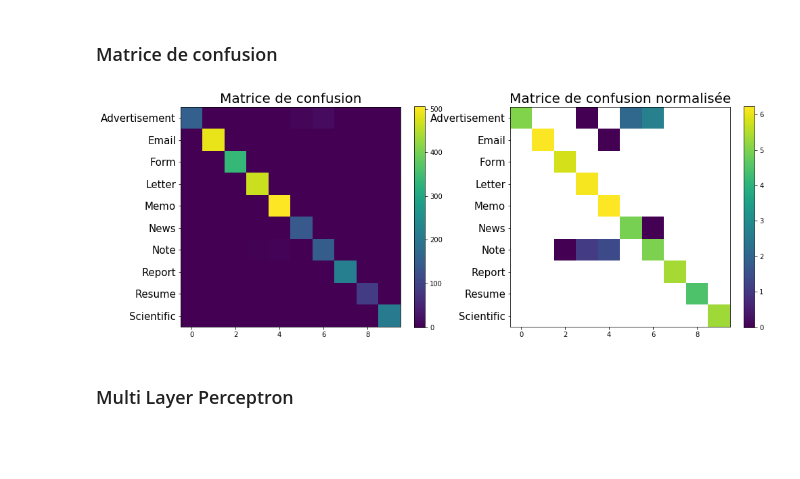
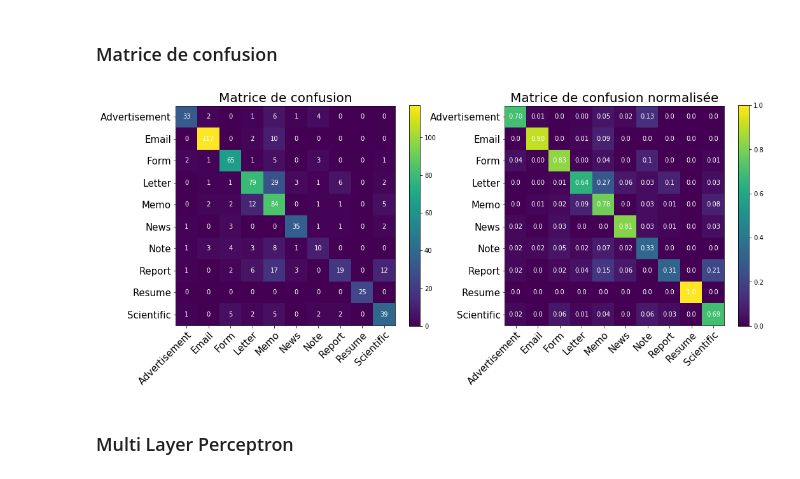
Before and after one commit to Rouen-NLP/final-lab-A-EL-YAAGOUBI, a Jupyter notebook: Tobacco-lab.ipynb, the cells around one changed output. Saved outputs shown, nothing was run; the diff lists cells and outputs as text; code cells hidden in the pictures; blank space fills up the shorter version.

Commit message:
Adding figures outputed by the notebook

```diff
--- a/Tobacco-lab.ipynb
+++ b/Tobacco-lab.ipynb
@@ -144,24 +147,36 @@ Advertisement       0.82      0.63      0.72        52
 # %% [markdown]
 ### Matrice de confusion
 # %%
-plt.figure(figsize=(16,8))
+plt.figure(figsize=(17,8.5))
 
 plt.subplot(121)
 plt.imshow(cfsM)
 plt.title('Matrice de confusion', fontsize=20)
 plt.colorbar(shrink=0.75)
 plt.yticks(np.arange(len(labels.keys())), labels.keys(), fontsize=15)
-
+plt.xticks(np.arange(len(labels.keys())), labels.keys(), fontsize=15,
+           rotation=45, ha="right", rotation_mode="anchor")
+for i in range(len(labels)):
+    for j in range(len(labels)):
+        s = str(cfsM[i, j])[:4]
+        plt.text(j, i, s=s, ha="center", va="center", color="w")
 
 plt.subplot(122)
-plt.imshow(np.log(cfsM))
+plt.imshow(cfsM / cfsM.astype(np.float).sum(axis=1))
 plt.title('Matrice de confusion normalisée', fontsize=20)
 plt.colorbar(shrink=0.75)
 plt.yticks(np.arange(len(labels.keys())), labels.keys(), fontsize=15)
+plt.xticks(np.arange(len(labels.keys())), labels.keys(), fontsize=15,
+           rotation=45, ha="right", rotation_mode="anchor")
+for i in range(len(labels)):
+    for j in range(len(labels)):
+        s = str((cfsM / cfsM.astype(np.float).sum(axis=1))[i, j])[:4]
+        plt.text(j, i, s=s, ha="center", va="center", color="w")
 
+plt.savefig('./output/matriceConfusionMultinomialNB.png', bbox_inches='tight')
 plt.show()
 # %% [output]
-[figure, old version]
+[figure, new version]
 # %% [markdown]
 ### Multi Layer Perceptron
 # %%
```
Also changed, not shown: parts of 8 cells of this notebook, 3 other files.
